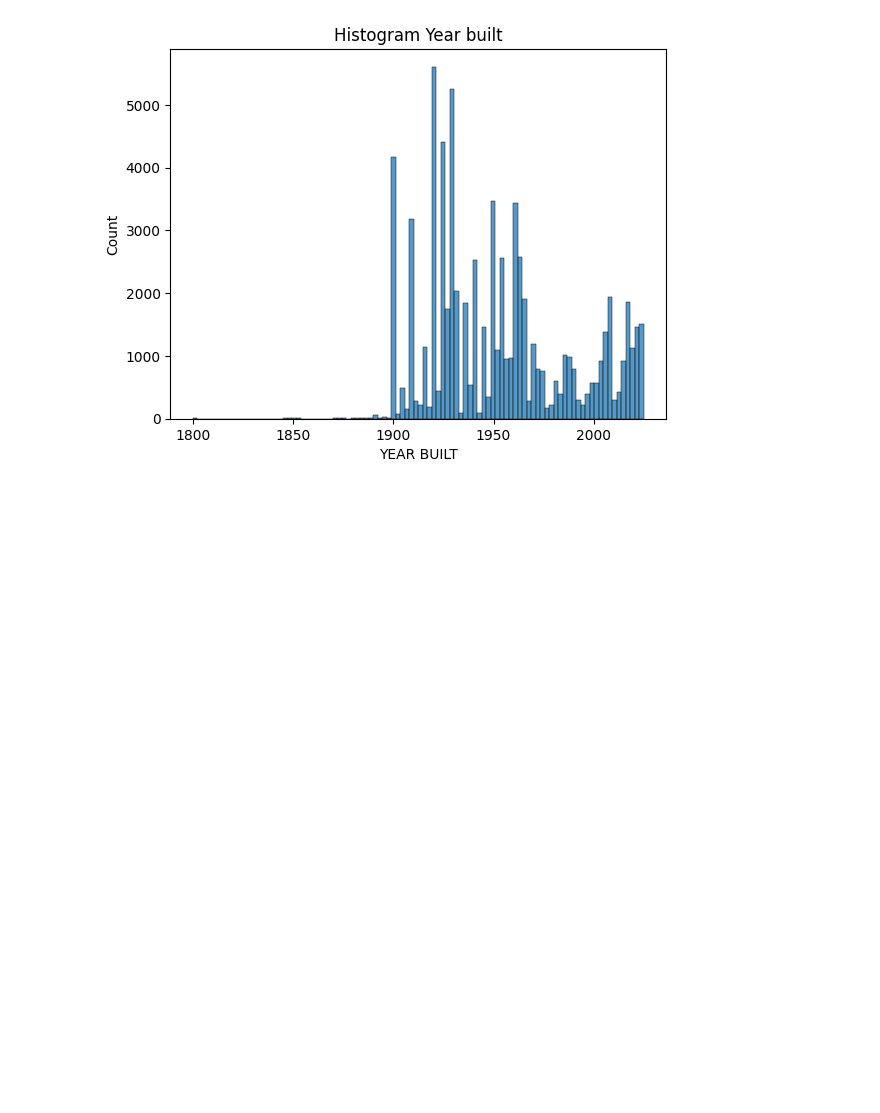
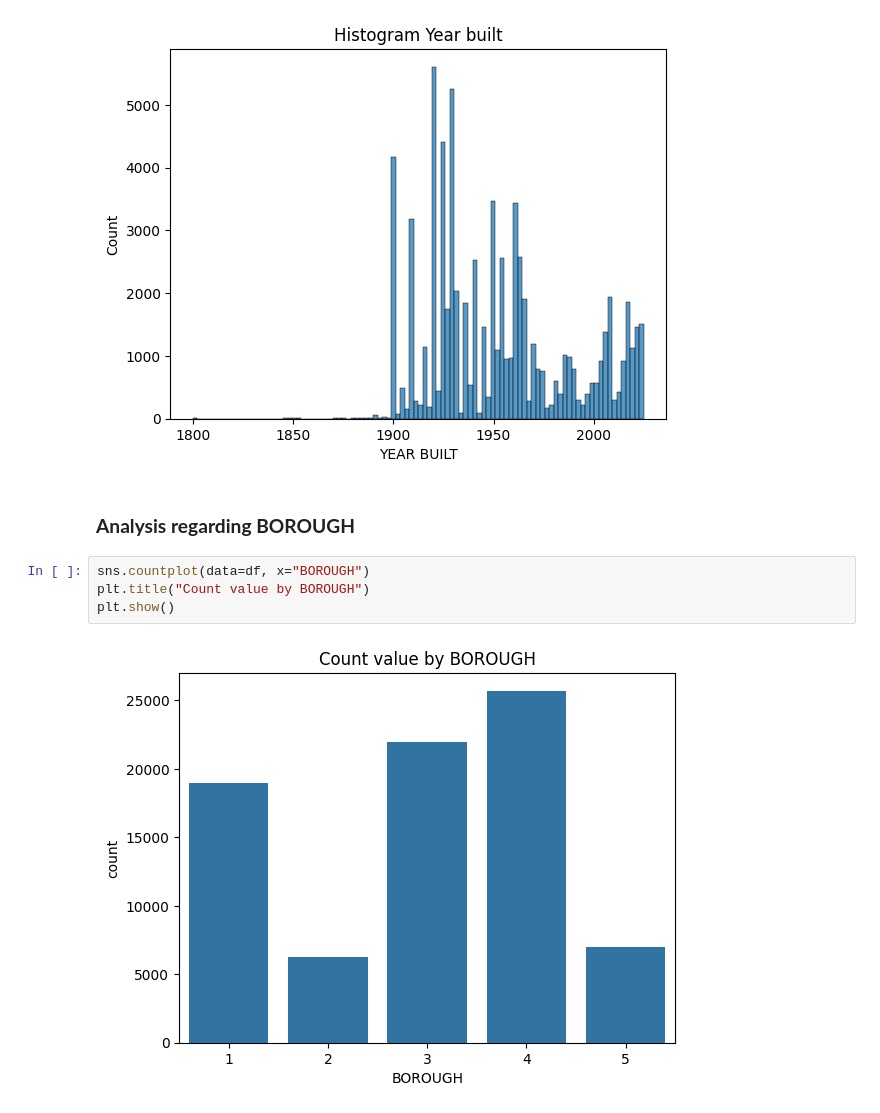
Before and after one commit to Gitzav/role_of_data_preparation, a Jupyter notebook: Data_preparation.ipynb, the cells around one changed output. Drawn from its saved outputs; the diff is of its cells as text; blank space fills up the shorter version.

```diff
--- a/Data_preparation.ipynb
+++ b/Data_preparation.ipynb
@@ -143,3 +212,11 @@ plt.title("Histogram Year built")
 plt.show()
 # %% [output]
 [figure]
+# %% [markdown]
+### **Analysis regarding BOROUGH**
+# %%
+sns.countplot(data=df, x="BOROUGH")
+plt.title("Count value by BOROUGH")
+plt.show()
+# %% [output]
+[figure, added]
```
Also changed, not shown: parts of 14 cells of this notebook.
